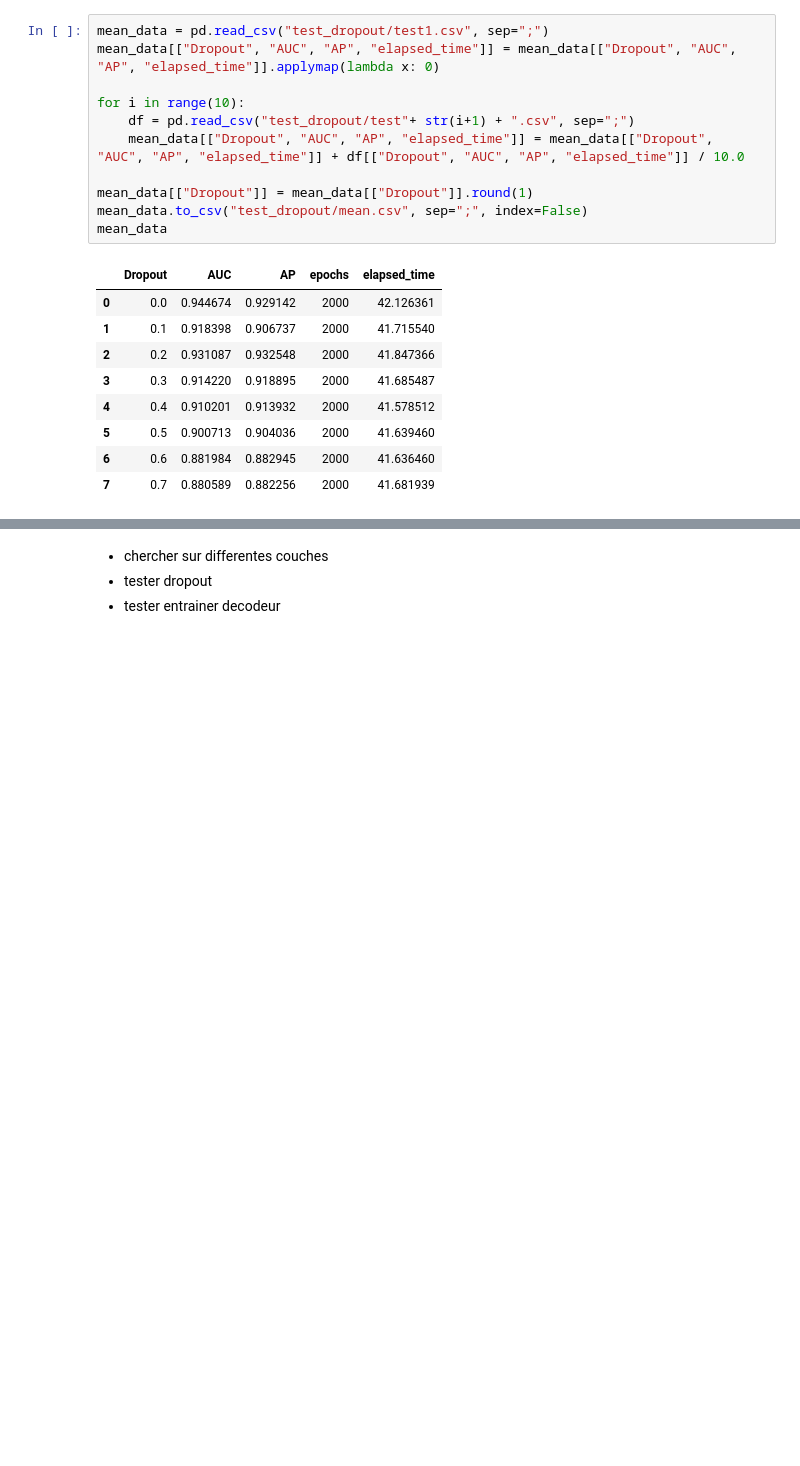
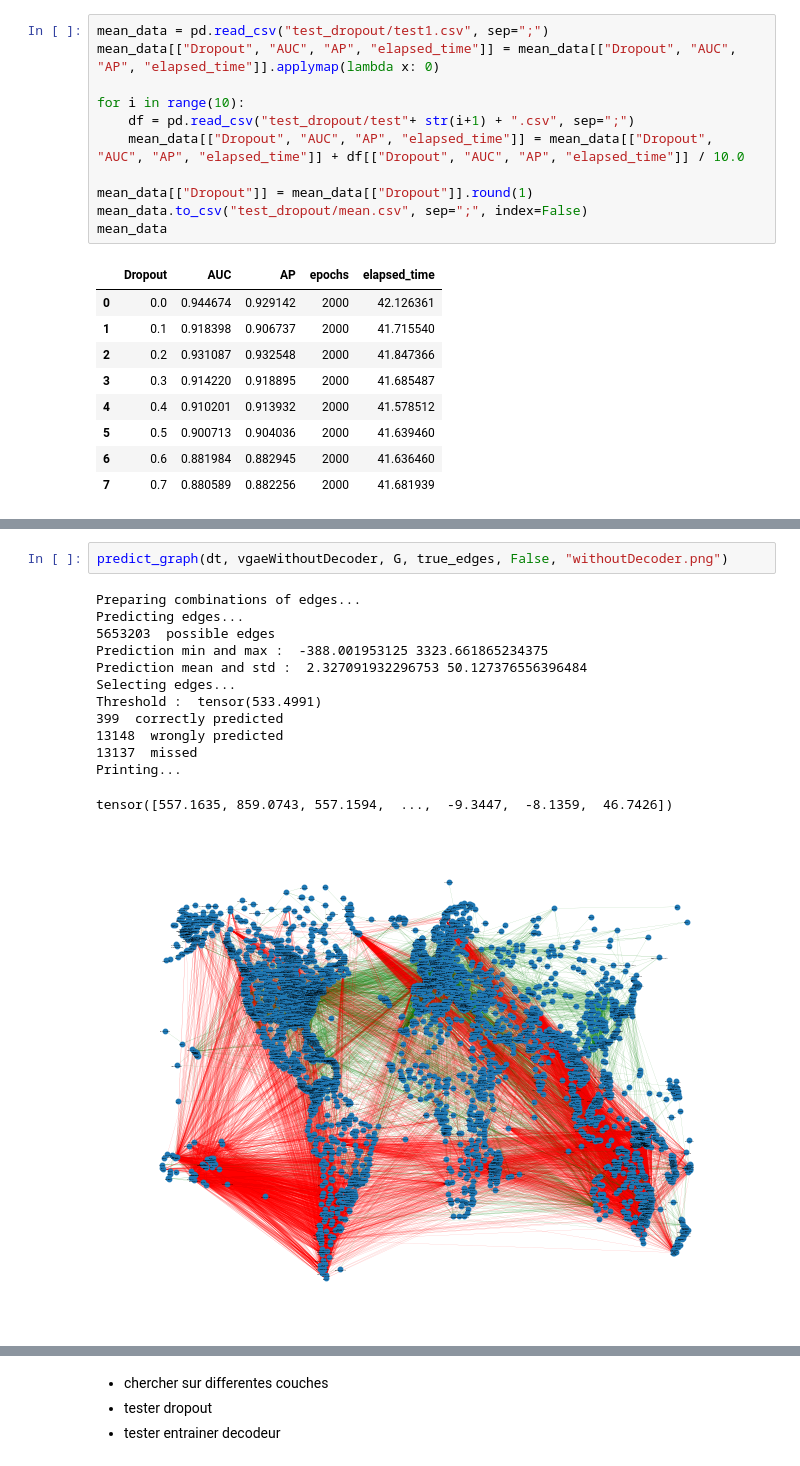
Before and after one commit to ajreckof/biml-gnn-projet, a Jupyter notebook: Projet.ipynb, the cells around one changed output, grey strips where cells are left out. Drawn from its saved outputs; the diff is of its cells as text; blank space fills up the shorter version.

```diff
--- a/Projet.ipynb
+++ b/Projet.ipynb
@@ -200,0 +328,16 @@ mean_data
+# %%
+predict_graph(dt, vgaeWithoutDecoder, G, true_edges, False, "withoutDecoder.png")
+# %% [output]
+Preparing combinations of edges...
+Predicting edges...
+5653203  possible edges
+Prediction min and max :  -388.001953125 3323.661865234375
+Prediction mean and std :  2.327091932296753 50.127376556396484
+Selecting edges...
+Threshold :  tensor(533.4991)
+399  correctly predicted
+13148  wrongly predicted
+13137  missed
+Printing...
+tensor([557.1635, 859.0743, 557.1594,  ...,  -9.3447,  -8.1359,  46.7426])
+[figure, added]
```
Also changed, not shown: parts of 14 cells of this notebook, 3 other files.
